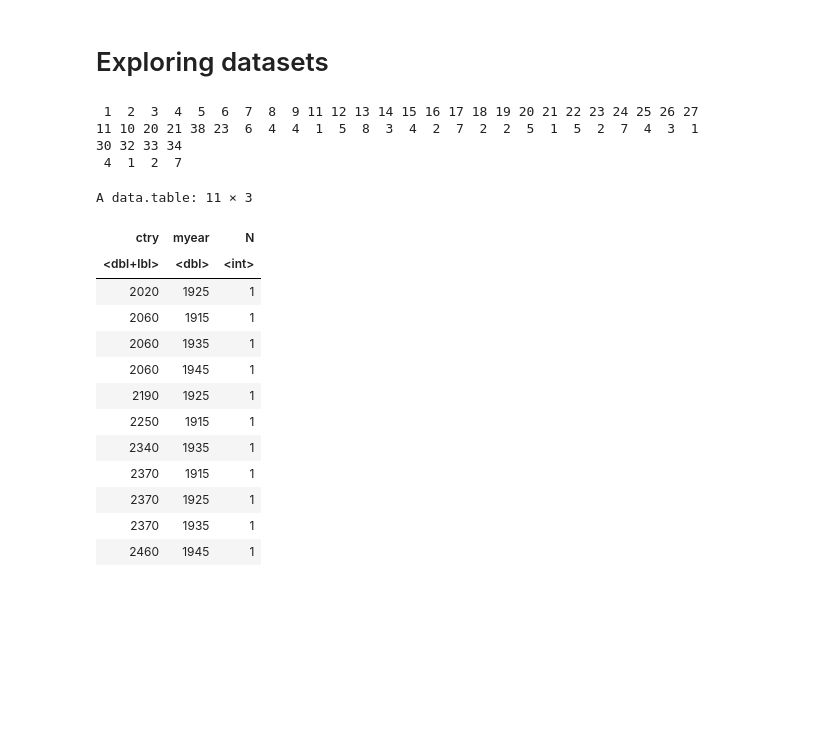
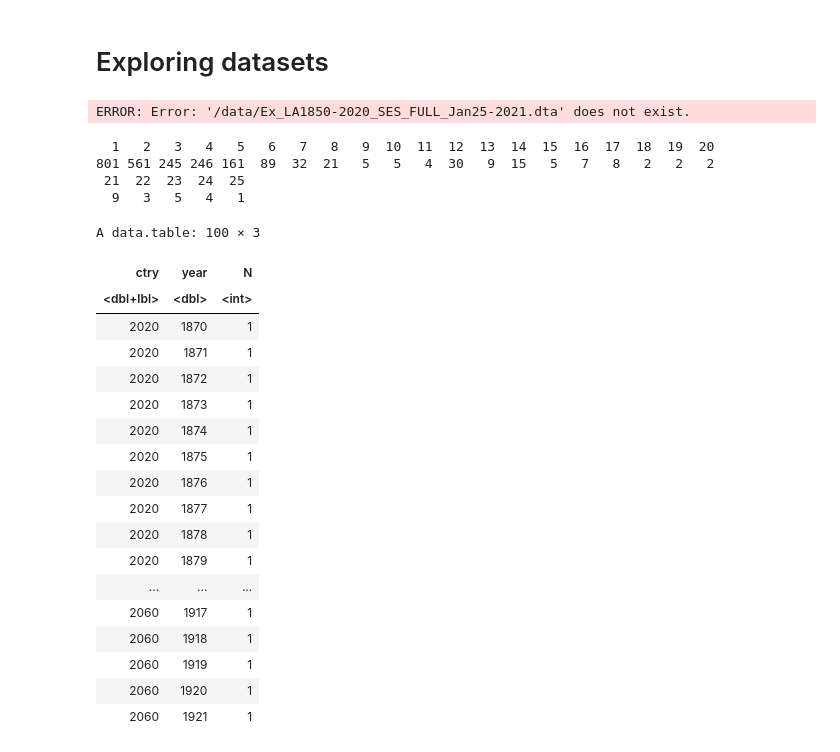
Before and after one commit to sdaza/lambda-uncertainty, a Jupyter notebook: notebooks/exploratory-analysis.ipynb, the cells around one changed output. Cells and saved outputs as stored; diff of their text form; code cells hidden in the pictures; blank space fills up the shorter version.

```diff
--- a/notebooks/exploratory-analysis.ipynb
+++ b/notebooks/exploratory-analysis.ipynb
@@ -6,34 +6,41 @@ library(haven)
 library(data.table)
 # %%
 # read data
-dat = data.table(read_stata("../data/Ex-LA1850-2020-estimates.dta"))
+dat = data.table(read_stata(""))
+# %% [output]
+ERROR: Error: '/data/Ex_LA1850-2020_SES_FULL_Jan25-2021.dta' does not exist.
 # %%
 # selecting Ex0 and sex == 1
 dat = dat[age == 0 & sex == 1]
 # %%
-adat = dat[, .N, .(ctry, myear)]
+adat = dat[, .N, .(ctry, year)]
 # %%
 # number of estimates by year and country
 table(adat$N)
 # %% [output]
- 1  2  3  4  5  6  7  8  9 11 12 13 14 15 16 17 18 19 20 21 22 23 24 25 26 27
-11 10 20 21 38 23  6  4  4  1  5  8  3  4  2  7  2  2  5  1  5  2  7  4  3  1
-30 32 33 34
- 4  1  2  7
+  1   2   3   4   5   6   7   8   9  10  11  12  13  14  15  16  17  18  19  20
+801 561 245 246 161  89  32  21   5   5   4  30   9  15   5   7   8   2   2   2
+ 21  22  23  24  25
+  9   3   5   4   1
 # %%
-adat[N == 1]
+head(adat[N == 1], 100)
 # %% [output]
-A data.table: 11 × 3
+A data.table: 100 × 3
-| ctry | myear | N |
+| ctry | year | N |
 | <dbl+lbl> | <dbl> | <int> |
-| 2020 | 1925 | 1 |
-| 2060 | 1915 | 1 |
-| 2060 | 1935 | 1 |
-| 2060 | 1945 | 1 |
-| 2190 | 1925 | 1 |
-| 2250 | 1915 | 1 |
-| 2340 | 1935 | 1 |
-| 2370 | 1915 | 1 |
-| 2370 | 1925 | 1 |
-| 2370 | 1935 | 1 |
-| 2460 | 1945 | 1 |
+| 2020 | 1870 | 1 |
+| 2020 | 1871 | 1 |
+| 2020 | 1872 | 1 |
+| 2020 | 1873 | 1 |
+| 2020 | 1874 | 1 |
+| 2020 | 1875 | 1 |
+| 2020 | 1876 | 1 |
+| 2020 | 1877 | 1 |
+| 2020 | 1878 | 1 |
+| 2020 | 1879 | 1 |
+| ... | ... | ... |
+| 2060 | 1917 | 1 |
+| 2060 | 1918 | 1 |
+| 2060 | 1919 | 1 |
+| 2060 | 1920 | 1 |
+| 2060 | 1921 | 1 |
```
Also changed, not shown: 37 other files.
